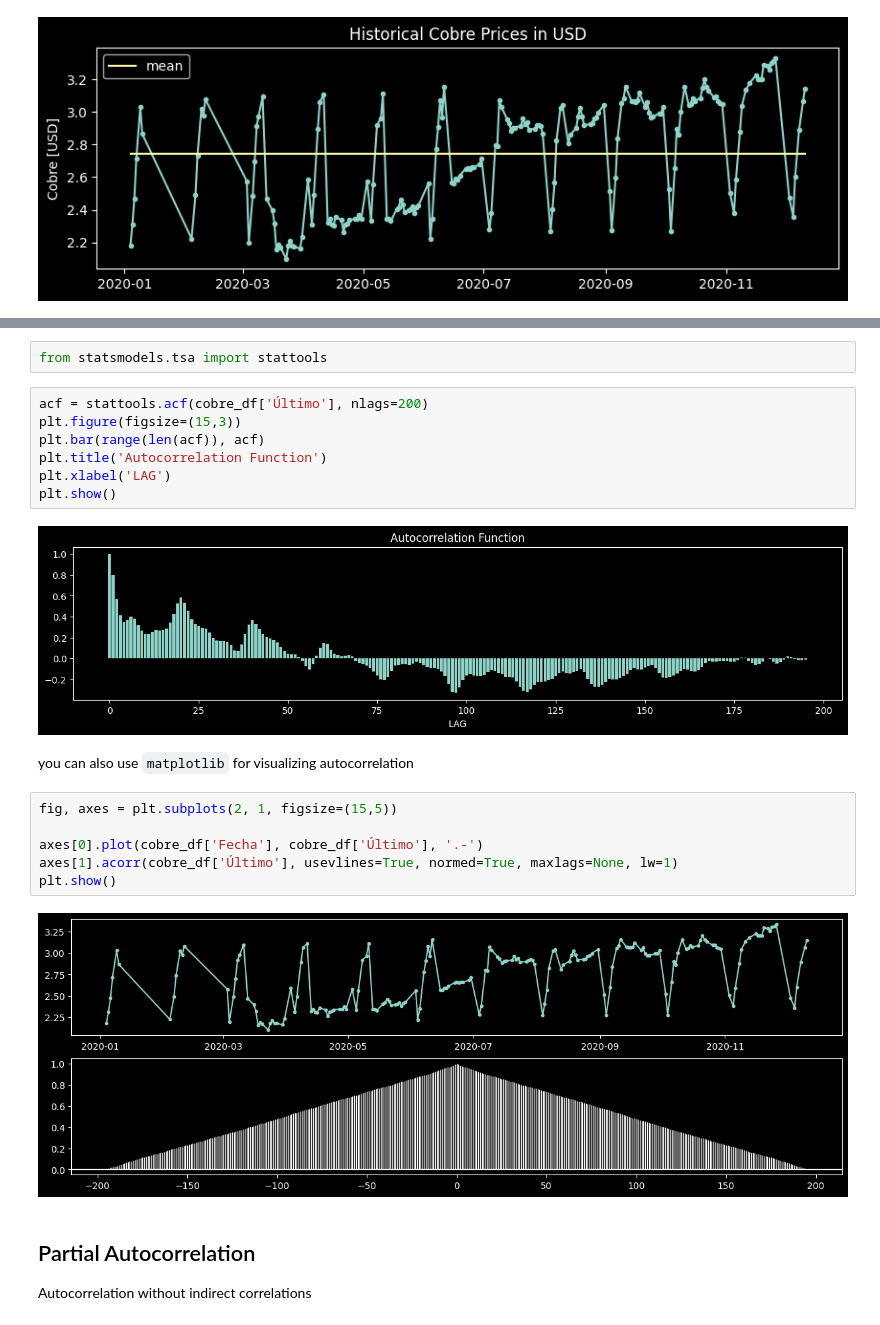
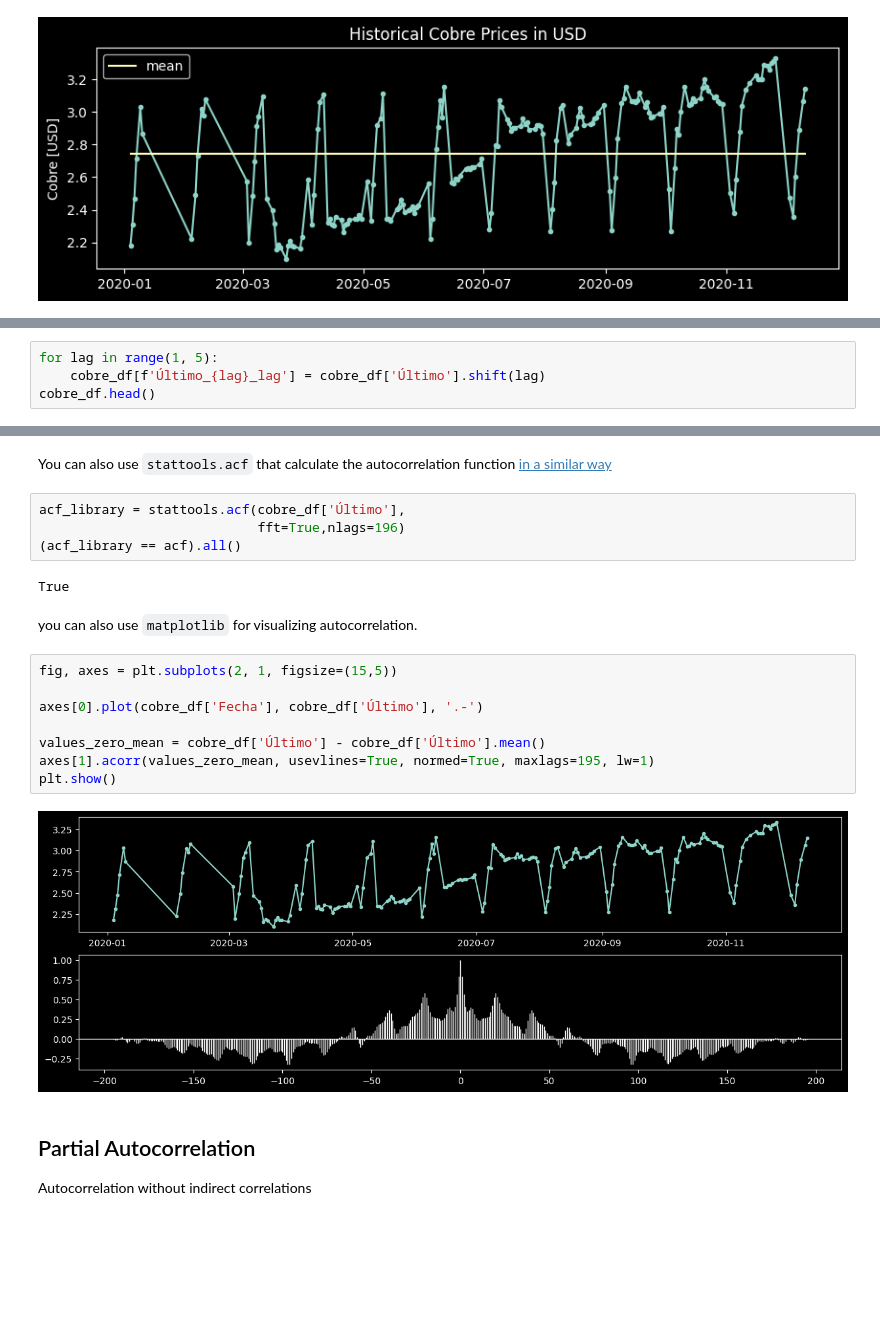
Before and after one commit to cridonoso/time_series_introduction, a Jupyter notebook: TimeSeriesTutorial.ipynb, the cells around one changed output, grey strips where cells are left out. Cells and saved outputs as stored; diff of their text form; blank space fills up the shorter version.

```diff
--- a/TimeSeriesTutorial.ipynb
+++ b/TimeSeriesTutorial.ipynb
@@ -93,0 +95,4 @@ except:
+# %%
+for lag in range(1, 5):
+    cobre_df[f'Último_{lag}_lag'] = cobre_df['Último'].shift(lag)
+cobre_df.head()
@@ -113,24 +177,23 @@ $\large \rho(k) = \frac{\sum_{l = k+1}^L (x_l - \bar{x})(x_{l-k} - \bar{x})}{\su
-# %%
-from statsmodels.tsa import stattools
-# %%
-acf = stattools.acf(cobre_df['Último'], nlags=200)
-plt.figure(figsize=(15,3))
-plt.bar(range(len(acf)), acf)
-plt.title('Autocorrelation Function')
-plt.xlabel('LAG')
-plt.show()
-# %% [output]
-[figure, removed]
+# %% [markdown]
+You can also use `stattools.acf` that calculate the autocorrelation function [in a similar way](https://www.statsmodels.org/dev/_modules/statsmodels/tsa/stattools.html#acf)
+# %%
+acf_library = stattools.acf(cobre_df['Último'],
+                            fft=True,nlags=196)
+(acf_library == acf).all()
+# %% [output]
+True
 # %% [markdown]
-you can also use `matplotlib` for visualizing autocorrelation
+you can also use `matplotlib` for visualizing autocorrelation.
 # %%
 fig, axes = plt.subplots(2, 1, figsize=(15,5))
 
 axes[0].plot(cobre_df['Fecha'], cobre_df['Último'], '.-')
-axes[1].acorr(cobre_df['Último'], usevlines=True, normed=True, maxlags=None, lw=1)
+
+values_zero_mean = cobre_df['Último'] - cobre_df['Último'].mean()
+axes[1].acorr(values_zero_mean, usevlines=True, normed=True, maxlags=195, lw=1)
 plt.show()
 # %% [output]
-[figure, old version]
+[figure, new version]
 # %% [markdown]
 ## Partial Autocorrelation
 
```
Also changed, not shown: parts of 16 cells of this notebook.
